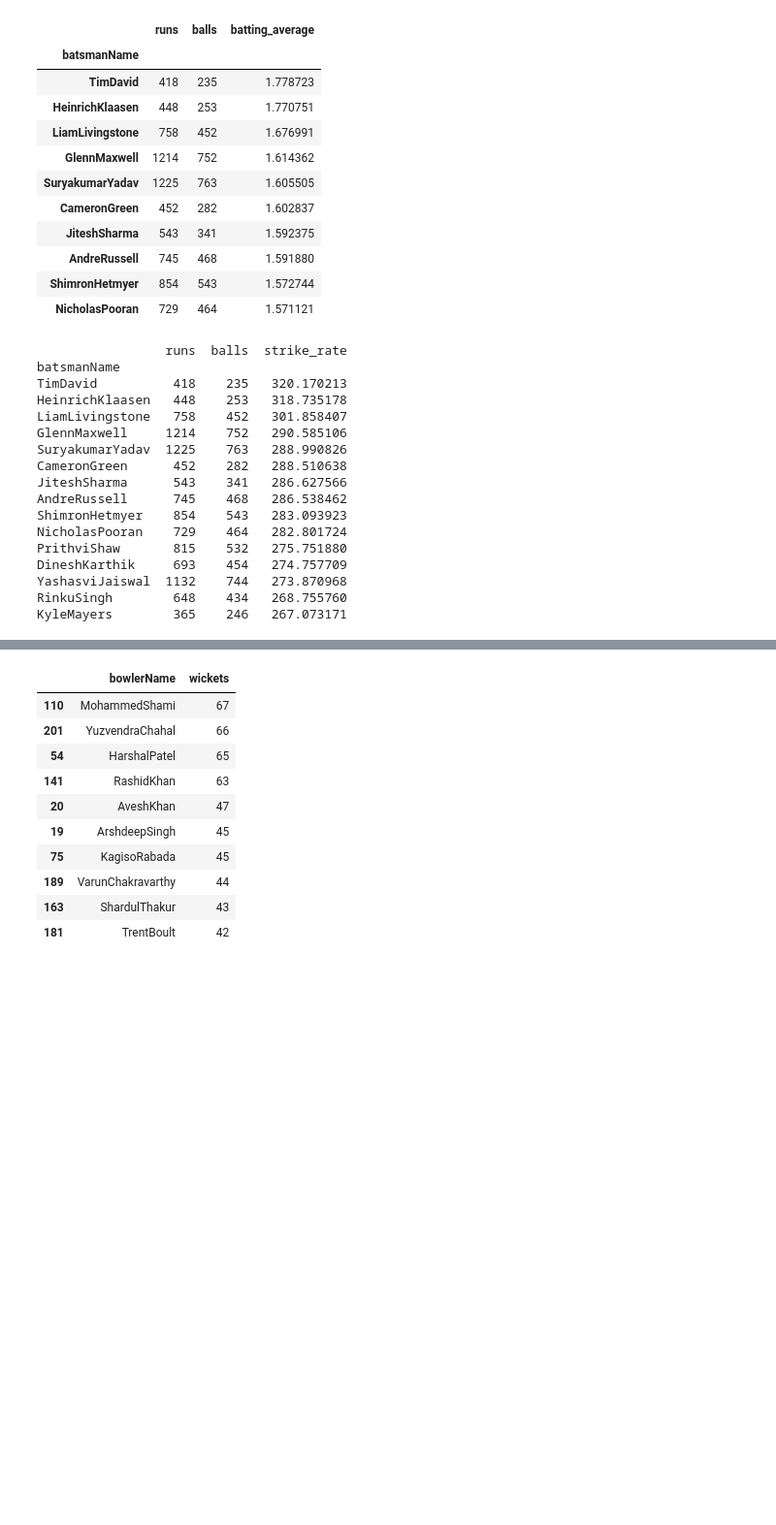
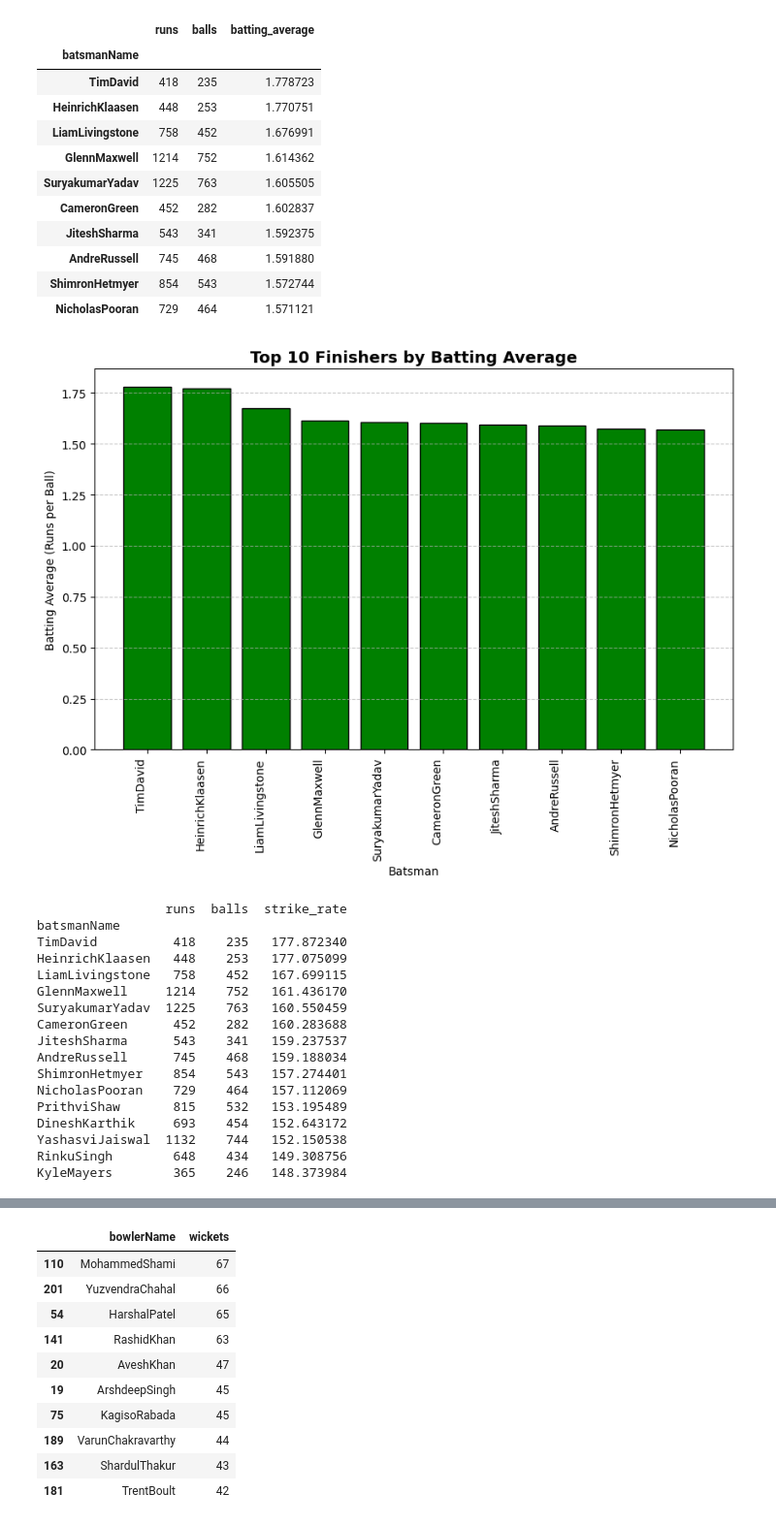
Before and after one commit to TulabandullaRevanth/p, a Jupyter notebook: IPL Dataset/Pandas_2.ipynb, the cells around one changed output, grey strips where cells are left out. Shown: that part at 97% size. Cells and saved outputs as stored; diff of their text form; code cells hidden in the pictures; blank space fills up the shorter version.

```diff
--- a/IPL Dataset/Pandas_2.ipynb
+++ b/IPL Dataset/Pandas_2.ipynb
@@ -291,6 +304,18 @@ finishers[["runs","balls","batting_average"]]
 | AndreRussell | 745 | 468 | 1.591880 |
 | ShimronHetmyer | 854 | 543 | 1.572744 |
 | NicholasPooran | 729 | 464 | 1.571121 |
+# %%
+bat_agg=finishers[["runs","balls","batting_average"]]
+plt.figure(figsize=(10, 6))
+plt.bar(finishers.index, finishers["batting_average"], color="green", edgecolor='black')
+plt.xlabel("Batsman", fontsize=10)
+plt.ylabel("Batting Average (Runs per Ball)", fontsize=10)
+plt.title("Top 10 Finishers by Batting Average", fontsize=14, fontweight="bold")
+plt.xticks(rotation=90, ha="right")
+plt.grid(axis="y", linestyle="--", alpha=0.7)
+plt.show()
+# %% [output]
+[figure, added]
 # %%
 #3 .  Top 10 batsmen based on past 3 years strike rate (min 60 balls faced in each season)
 bat_agg = (batting.groupby("batsmanName")
@@ -298,25 +323,25 @@ bat_agg = (batting.groupby("batsmanName")
                        balls=("balls","sum"),
                    ))
 finishers = (bat_agg.query("balls >= 180")
-                    .assign(strike_rate=lambda x:180* x["runs"] / x["balls"])
+                    .assign(strike_rate=lambda x:100* x["runs"] / x["balls"])
                     .sort_values("strike_rate", ascending=False)
                     .head(15))
 print(finishers[["runs","balls","strike_rate"]])
 # %% [output]
                  runs  balls  strike_rate
 batsmanName
-TimDavid          418    235   320.170213
-HeinrichKlaasen   448    253   318.735178
-LiamLivingstone   758    452   301.858407
-GlennMaxwell     1214    752   290.585106
-SuryakumarYadav  1225    763   288.990826
-CameronGreen      452    282   288.510638
-JiteshSharma      543    341   286.627566
-AndreRussell      745    468   286.538462
-ShimronHetmyer    854    543   283.093923
-NicholasPooran    729    464   282.801724
-PrithviShaw       815    532   275.751880
-DineshKarthik     693    454   274.757709
-YashasviJaiswal  1132    744   273.870968
-RinkuSingh        648    434   268.755760
-KyleMayers        365    246   267.073171
+TimDavid          418    235   177.872340
+HeinrichKlaasen   448    253   177.075099
+LiamLivingstone   758    452   167.699115
+GlennMaxwell     1214    752   161.436170
+SuryakumarYadav  1225    763   160.550459
+CameronGreen      452    282   160.283688
+JiteshSharma      543    341   159.237537
+AndreRussell      745    468   159.188034
+ShimronHetmyer    854    543   157.274401
+NicholasPooran    729    464   157.112069
+PrithviShaw       815    532   153.195489
+DineshKarthik     693    454   152.643172
+YashasviJaiswal  1132    744   152.150538
+RinkuSingh        648    434   149.308756
+KyleMayers        365    246   148.373984
```
Also changed, not shown: parts of 12 cells of this notebook, 4 other files.
